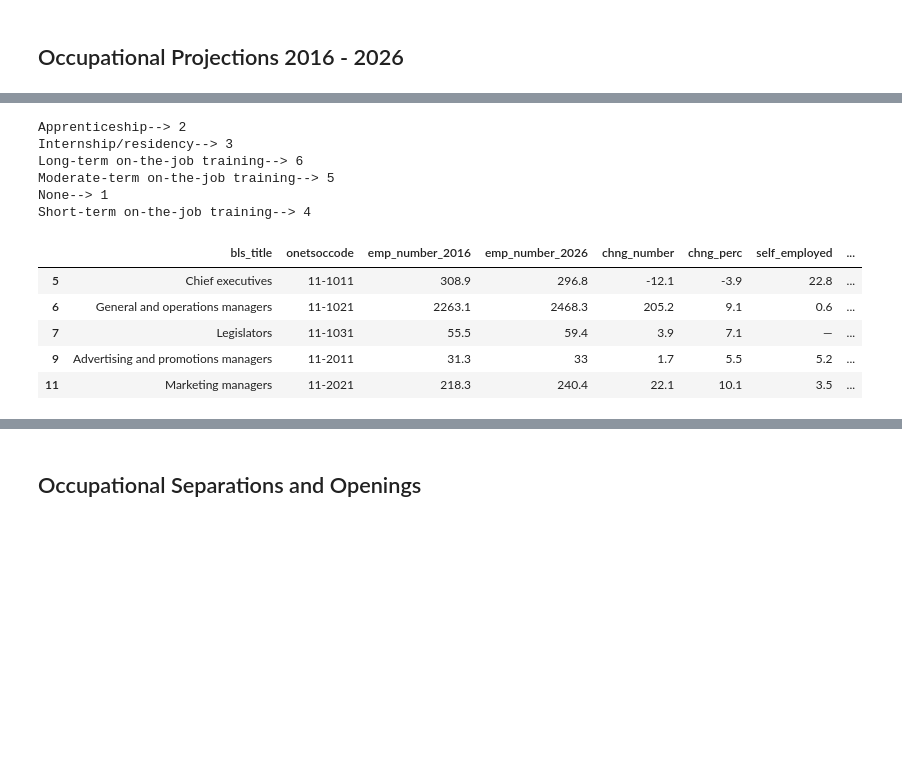
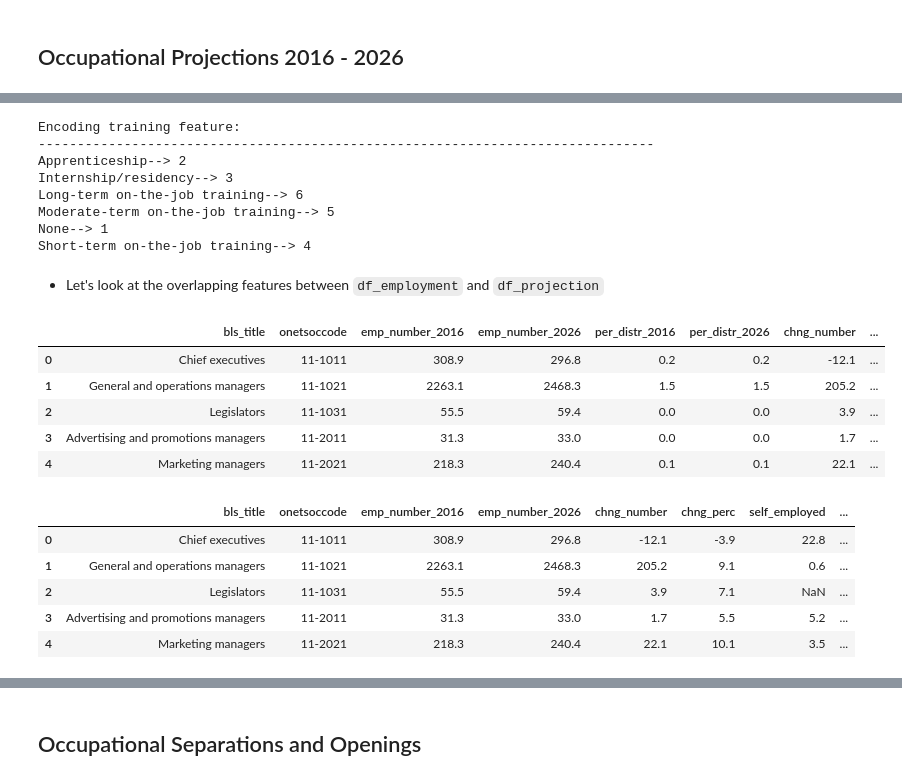
Before and after one commit to alirifat/AI-and-Labor-Market, a Jupyter notebook: python_version/bls_projection.ipynb, the cells around one changed output, grey strips where cells are left out. Drawn from its saved outputs; the diff is of its cells as text; code cells hidden in the pictures; blank space fills up the shorter version.

```diff
--- a/python_version/bls_projection.ipynb
+++ b/python_version/bls_projection.ipynb
@@ -69,0 +127,4 @@ df_employment.head()
+# %%
+t = ['emp_number_2016', 'per_distr_2016', 'chng_number', 'chng_perc', 'open_average']
+for feature in t:
+    df_employment[feature] = df_employment[feature].astype(float)
@@ -101,0 +229,3 @@ df_projection.head()
+# %%
+df_projection.dropna(axis=0, inplace=True)
+df_projection.info()
@@ -101,0 +262,9 @@ df_projection.head()
+# %%
+df_projection.replace('—', np.nan, inplace=True)
+df_projection.median_wage = np.where(df_projection.median_wage == '>=$208,000',
+                                     '208000', df_projection.median_wage)
+t = ['emp_number_2016', 'chng_number', 'chng_perc',
+     'self_employed', 'open_average', 'median_wage']
+for feature in t:
+    df_projection[feature] = df_projection[feature].astype(float)
+df_projection.info()
@@ -133,9 +343,13 @@ df_projection.experience.replace(to_replace=experience_unique,
 # %%
 training_unique = sorted(df_projection.training.unique())
 training_numeric = [2, 3, 6, 5, 1, 4]
+print('Encoding training feature:')
+print('-'*79)
 for val, num in zip(training_unique, training_numeric):
     print(val + '--> ' + str(num))
 # %% [output]
+Encoding training feature:
+-------------------------------------------------------------------------------
 Apprenticeship--> 2
 Internship/residency--> 3
 Long-term on-the-job training--> 6
@@ -146,12 +360,21 @@ Short-term on-the-job training--> 4
 df_projection.training.replace(to_replace=training_unique,
                                value=training_numeric,
                                inplace=True)
-# %%
-df_projection.head()
-# %% [output]
-|  | bls_title | onetsoccode | emp_number_2016 | emp_number_2026 | chng_number | chng_perc | self_employed | ... |
-| 5 | Chief executives | 11-1011 | 308.9 | 296.8 | -12.1 | -3.9 | 22.8 | ... |
-| 6 | General and operations managers | 11-1021 | 2263.1 | 2468.3 | 205.2 | 9.1 | 0.6 | ... |
-| 7 | Legislators | 11-1031 | 55.5 | 59.4 | 3.9 | 7.1 | — | ... |
-| 9 | Advertising and promotions managers | 11-2011 | 31.3 | 33 | 1.7 | 5.5 | 5.2 | ... |
-| 11 | Marketing managers | 11-2021 | 218.3 | 240.4 | 22.1 | 10.1 | 3.5 | ... |
+# %% [markdown]
+* Let's look at the overlapping features between `df_employment` and `df_projection`
+# %%
+display(df_employment.head())
+display(df_projection.head())
+# %% [output]
+|  | bls_title | onetsoccode | emp_number_2016 | emp_number_2026 | per_distr_2016 | per_distr_2026 | chng_number | ... |
+| 0 | Chief executives | 11-1011 | 308.9 | 296.8 | 0.2 | 0.2 | -12.1 | ... |
+| 1 | General and operations managers | 11-1021 | 2263.1 | 2468.3 | 1.5 | 1.5 | 205.2 | ... |
+| 2 | Legislators | 11-1031 | 55.5 | 59.4 | 0.0 | 0.0 | 3.9 | ... |
+| 3 | Advertising and promotions managers | 11-2011 | 31.3 | 33.0 | 0.0 | 0.0 | 1.7 | ... |
+| 4 | Marketing managers | 11-2021 | 218.3 | 240.4 | 0.1 | 0.1 | 22.1 | ... |
+|  | bls_title | onetsoccode | emp_number_2016 | emp_number_2026 | chng_number | chng_perc | self_employed | ... |
+| 0 | Chief executives | 11-1011 | 308.9 | 296.8 | -12.1 | -3.9 | 22.8 | ... |
+| 1 | General and operations managers | 11-1021 | 2263.1 | 2468.3 | 205.2 | 9.1 | 0.6 | ... |
+| 2 | Legislators | 11-1031 | 55.5 | 59.4 | 3.9 | 7.1 | NaN | ... |
+| 3 | Advertising and promotions managers | 11-2011 | 31.3 | 33.0 | 1.7 | 5.5 | 5.2 | ... |
+| 4 | Marketing managers | 11-2021 | 218.3 | 240.4 | 22.1 | 10.1 | 3.5 | ... |
```
Also changed, not shown: parts of 64 cells of this notebook.
